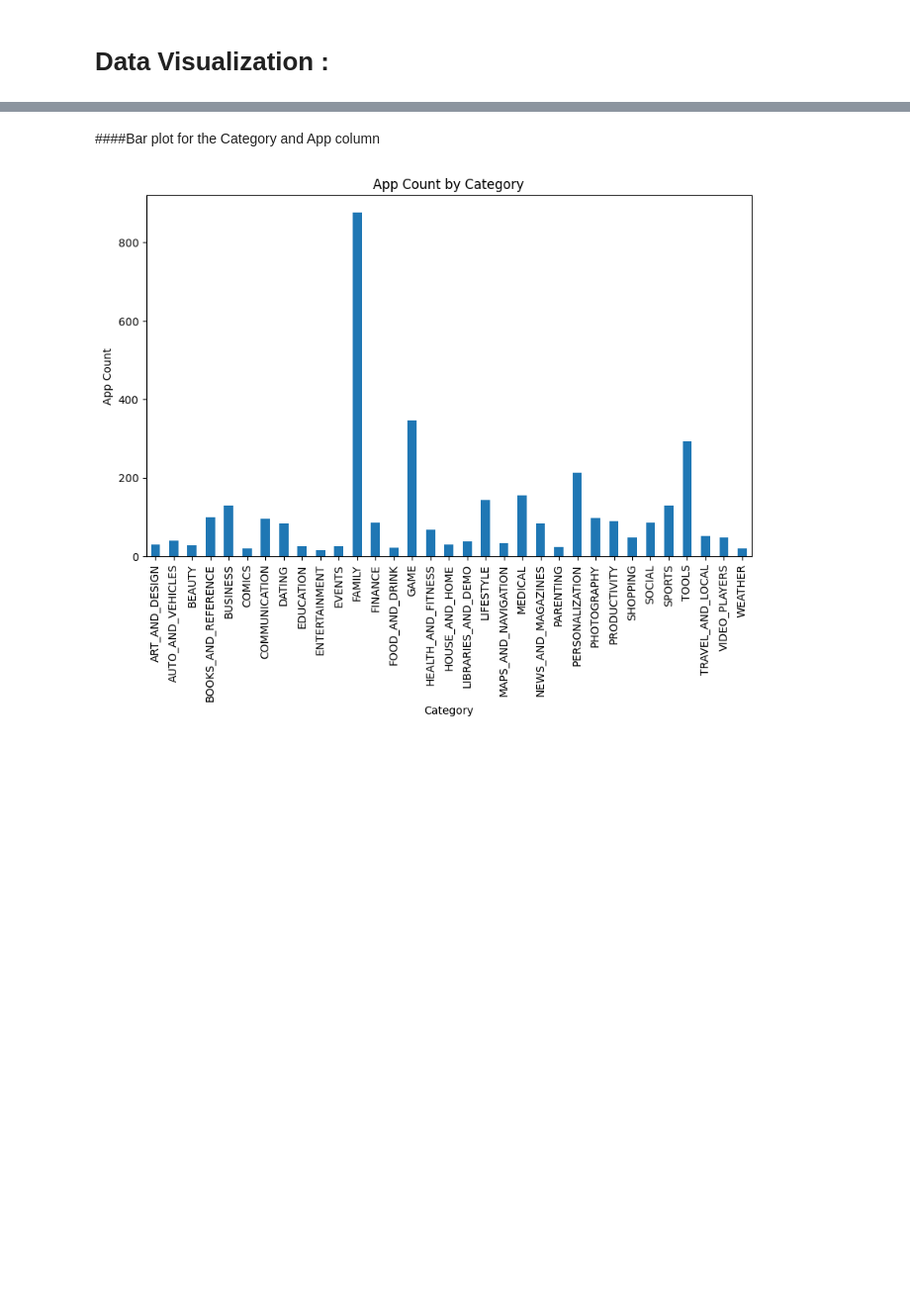
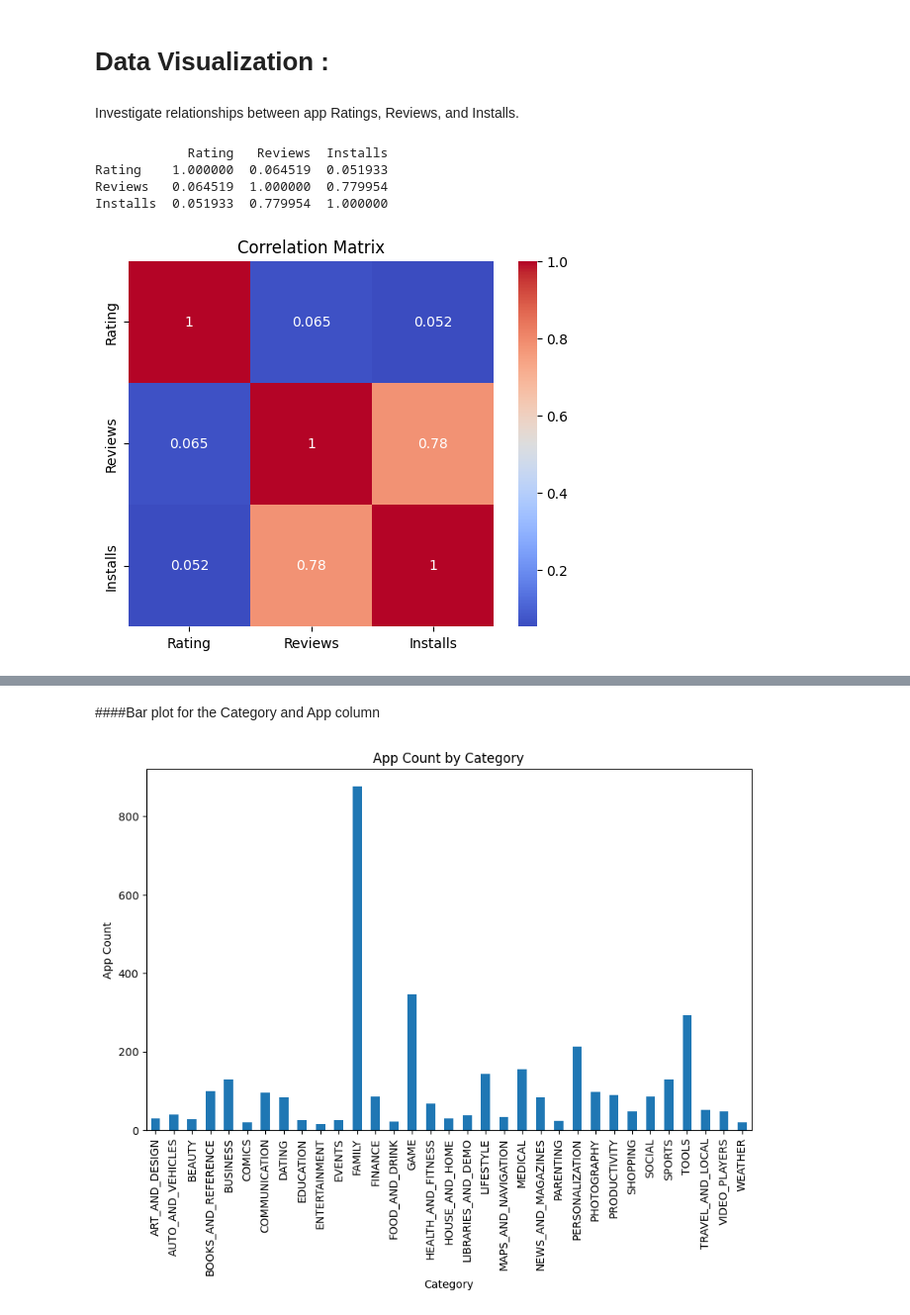
Before and after one commit to Sandeshwebdev1999/EDA_python, a Jupyter notebook: check.ipynb, the cells around one changed output, grey strips where cells are left out. Shown: that part at 99% size. Drawn from its saved outputs; the diff is of its cells as text; code cells hidden in the pictures; blank space fills up the shorter version.

```diff
--- a/check.ipynb
+++ b/check.ipynb
@@ -557,2 +593,18 @@ array([4.4, 2.3, 4. , 4.1, 3. , 4.2, 5. , 6. , 5.1, 1.5, 2.2, 2.1, 2. ,
 # %% [markdown]
 # **Data Visualization**  :
+# %% [markdown]
+ Investigate relationships between app Ratings, Reviews, and Installs.
+# %%
+corr = df[['Rating', 'Reviews', 'Installs']].corr()
+print(corr)
+# %% [output]
+            Rating   Reviews  Installs
+Rating    1.000000  0.064519  0.051933
+Reviews   0.064519  1.000000  0.779954
+Installs  0.051933  0.779954  1.000000
+# %%
+sns.heatmap(corr, annot=True, cmap='coolwarm', square=True)
+plt.title('Correlation Matrix')
+plt.show()
+# %% [output]
+[figure, added]
```
Also changed, not shown: parts of 52 cells of this notebook.
